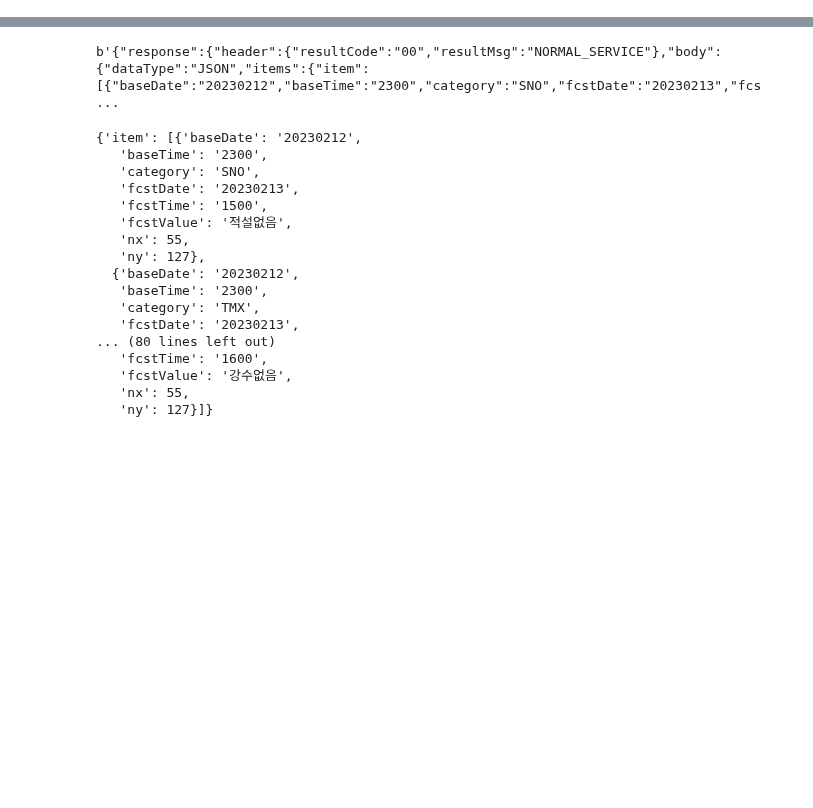
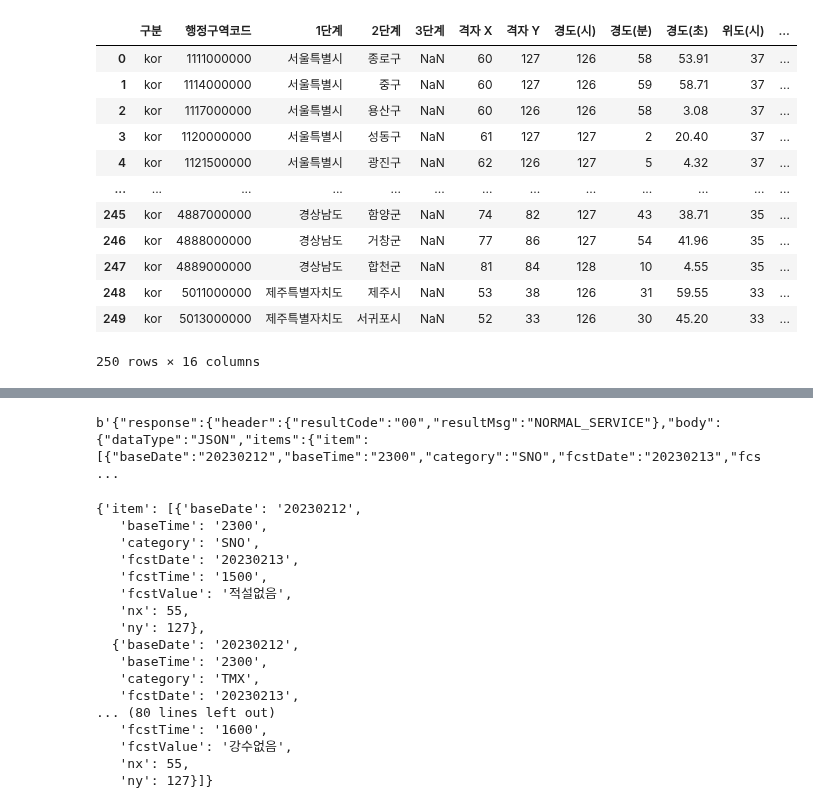
Before and after one commit to Jjineeq/Capstone_Design, a Jupyter notebook: weather_prediction_api copy.ipynb, the cells around one changed output, grey strips where cells are left out. Drawn from its saved outputs; the diff is of its cells as text; code cells hidden in the pictures; blank space fills up the shorter version.

```diff
--- a/weather_prediction_api copy.ipynb
+++ b/weather_prediction_api copy.ipynb
@@ -15,0 +10,16 @@ yy = xy.iloc[:,6].astype('str')
+# %%
+xy
+# %% [output]
+|  | 구분 | 행정구역코드 | 1단계 | 2단계 | 3단계 | 격자 X | 격자 Y | 경도(시) | 경도(분) | 경도(초) | 위도(시) | ... |
+| 0 | kor | 1111000000 | 서울특별시 | 종로구 | NaN | 60 | 127 | 126 | 58 | 53.91 | 37 | ... |
+| 1 | kor | 1114000000 | 서울특별시 | 중구 | NaN | 60 | 127 | 126 | 59 | 58.71 | 37 | ... |
+| 2 | kor | 1117000000 | 서울특별시 | 용산구 | NaN | 60 | 126 | 126 | 58 | 3.08 | 37 | ... |
+| 3 | kor | 1120000000 | 서울특별시 | 성동구 | NaN | 61 | 127 | 127 | 2 | 20.40 | 37 | ... |
+| 4 | kor | 1121500000 | 서울특별시 | 광진구 | NaN | 62 | 126 | 127 | 5 | 4.32 | 37 | ... |
+| ... | ... | ... | ... | ... | ... | ... | ... | ... | ... | ... | ... | ... |
+| 245 | kor | 4887000000 | 경상남도 | 함양군 | NaN | 74 | 82 | 127 | 43 | 38.71 | 35 | ... |
+| 246 | kor | 4888000000 | 경상남도 | 거창군 | NaN | 77 | 86 | 127 | 54 | 41.96 | 35 | ... |
+| 247 | kor | 4889000000 | 경상남도 | 합천군 | NaN | 81 | 84 | 128 | 10 | 4.55 | 35 | ... |
+| 248 | kor | 5011000000 | 제주특별자치도 | 제주시 | NaN | 53 | 38 | 126 | 31 | 59.55 | 33 | ... |
+| 249 | kor | 5013000000 | 제주특별자치도 | 서귀포시 | NaN | 52 | 33 | 126 | 30 | 45.20 | 33 | ... |
+250 rows × 16 columns
```
Also changed, not shown: parts of 10 cells of this notebook, 2 other files.
